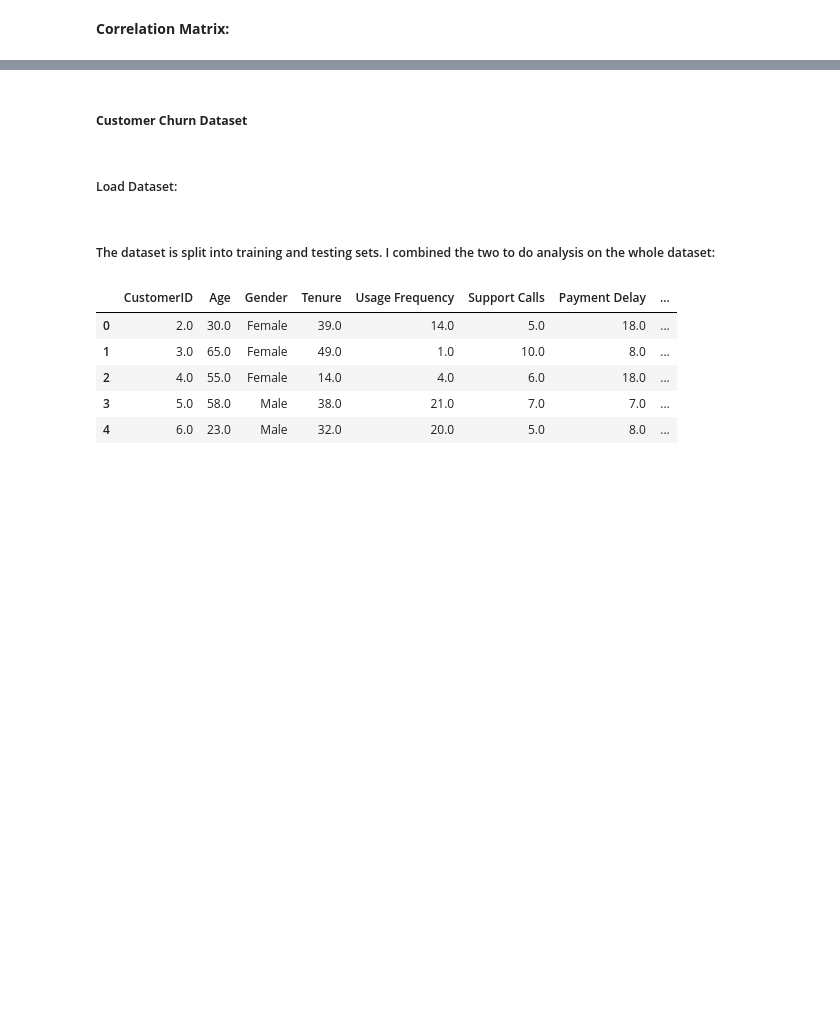
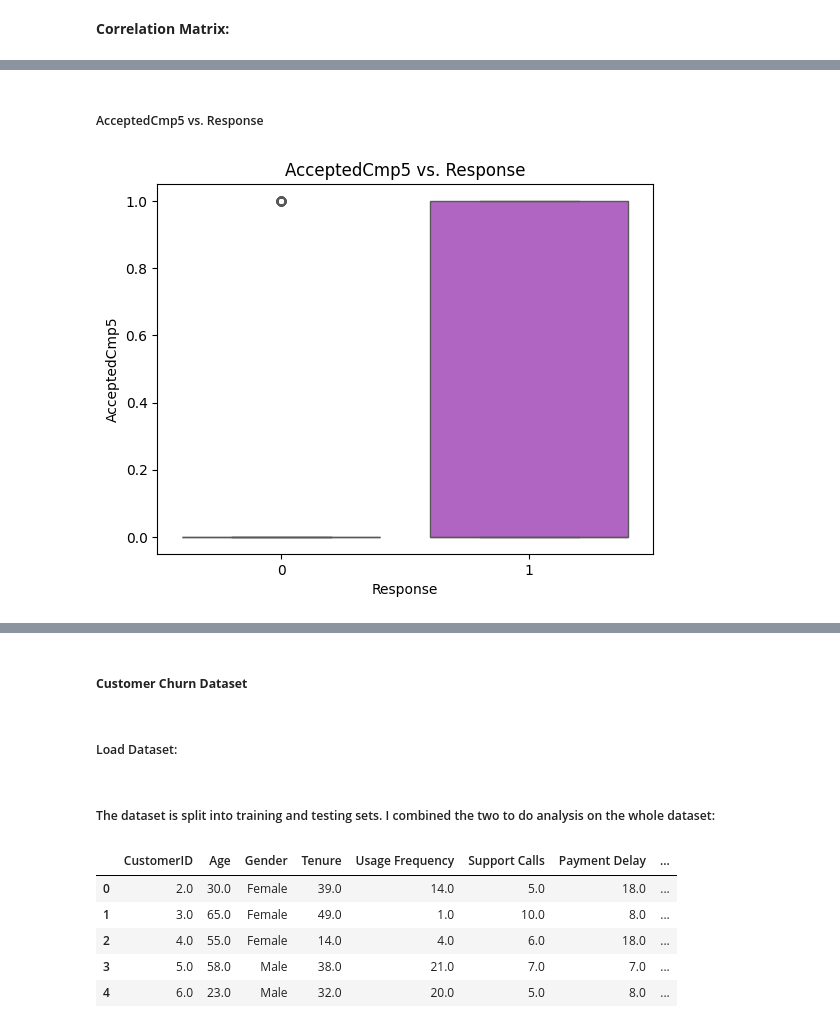
Before and after one commit to paumar2/DX699-MODB2, a Jupyter notebook: Week6.ipynb, the cells around one changed output, grey strips where cells are left out. Saved outputs shown, nothing was run; the diff lists cells and outputs as text; code cells hidden in the pictures; blank space fills up the shorter version.

```diff
--- a/Week6.ipynb
+++ b/Week6.ipynb
@@ -83,0 +109,8 @@ plt.show()
+# %% [markdown]
+##### AcceptedCmp5 vs. Response
+# %%
+sns.boxplot(data=marketing_campaign, x='Response', y='AcceptedCmp5', color='mediumorchid')
+plt.title('AcceptedCmp5 vs. Response')
+plt.show()
+# %% [output]
+[figure, added]
```
Also changed, not shown: parts of 29 cells of this notebook.
